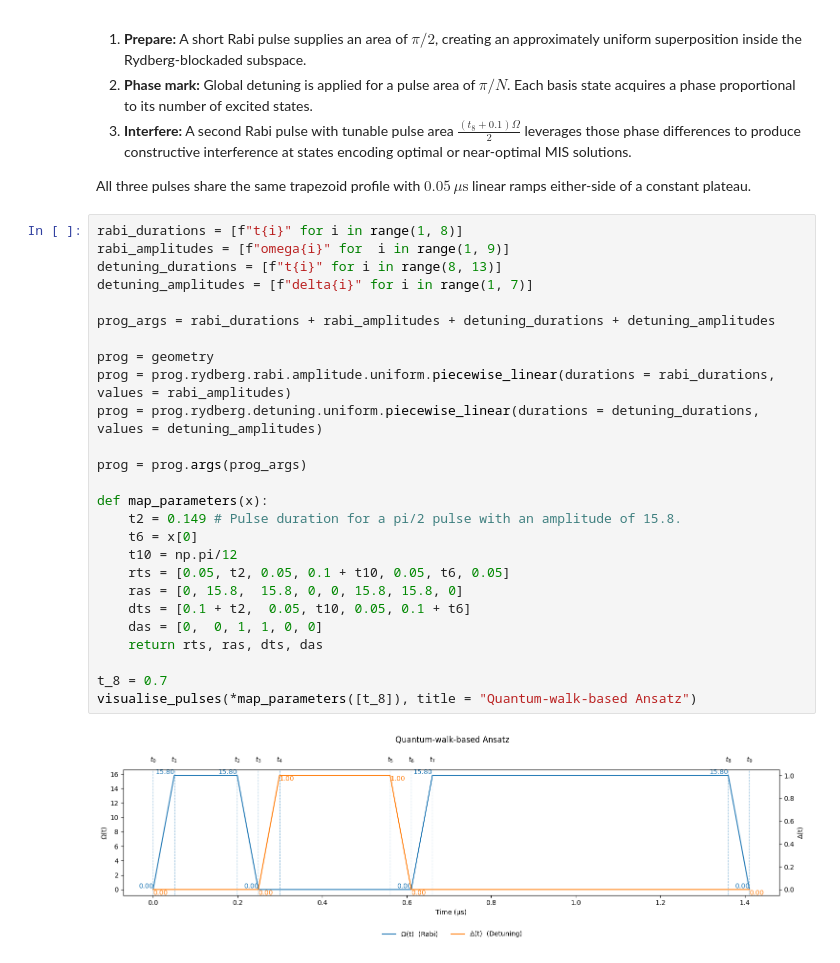
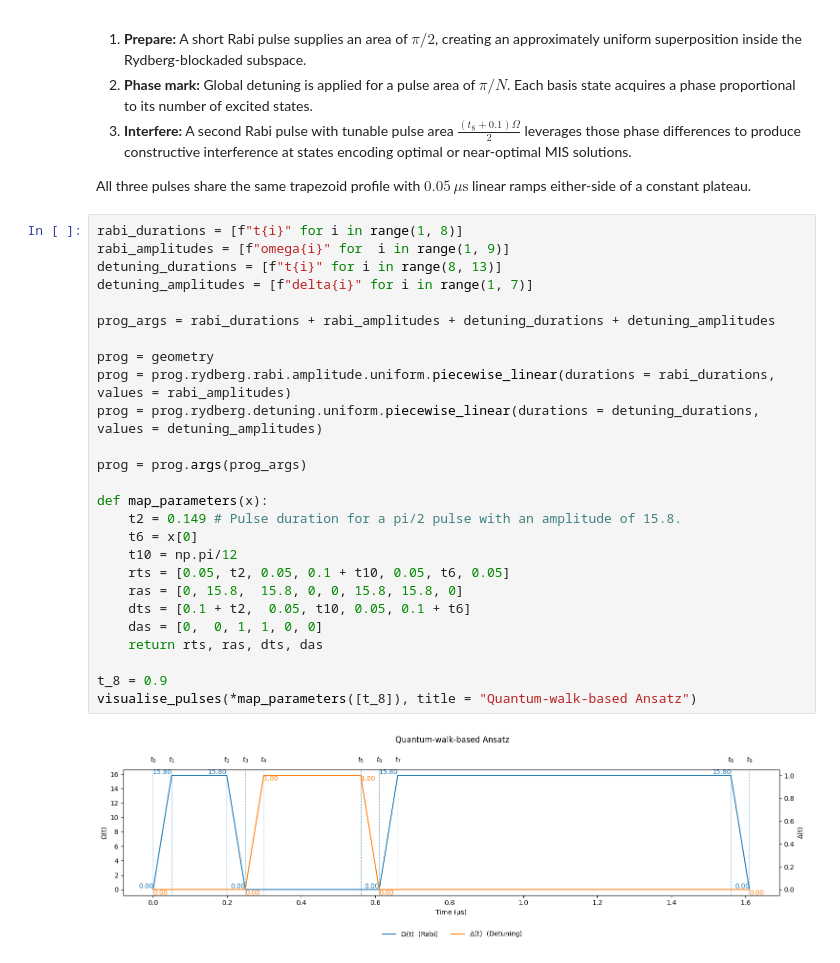
Before and after one commit to PawseySC/QCSouthKorea-Workshop-2025, a Jupyter notebook: Pawsey/Analog_Combinatorial_Optimisation.ipynb, the cells around one changed output. Saved outputs shown, nothing was run; the diff lists cells and outputs as text.

```diff
--- a/Pawsey/Analog_Combinatorial_Optimisation.ipynb
+++ b/Pawsey/Analog_Combinatorial_Optimisation.ipynb
@@ -341,31 +341,31 @@ All three pulses share the same trapezoid profile with $0.05\,\mu\text{s}$ linea
 # %%
 rabi_durations = [f"t{i}" for i in range(1, 8)]
 rabi_amplitudes = [f"omega{i}" for  i in range(1, 9)]
 detuning_durations = [f"t{i}" for i in range(8, 13)]
 detuning_amplitudes = [f"delta{i}" for i in range(1, 7)]
 
 prog_args = rabi_durations + rabi_amplitudes + detuning_durations + detuning_amplitudes
 
 prog = geometry
 prog = prog.rydberg.rabi.amplitude.uniform.piecewise_linear(durations = rabi_durations, values = rabi_amplitudes)
 prog = prog.rydberg.detuning.uniform.piecewise_linear(durations = detuning_durations, values = detuning_amplitudes)
 
 prog = prog.args(prog_args)
 
 def map_parameters(x):
     t2 = 0.149 # Pulse duration for a pi/2 pulse with an amplitude of 15.8.
     t6 = x[0]
     t10 = np.pi/12
     rts = [0.05, t2, 0.05, 0.1 + t10, 0.05, t6, 0.05]
     ras = [0, 15.8,  15.8, 0, 0, 15.8, 15.8, 0]
     dts = [0.1 + t2,  0.05, t10, 0.05, 0.1 + t6]
     das = [0,  0, 1, 1, 0, 0]
     return rts, ras, dts, das
 
-t_8 = 0.7
+t_8 = 0.9
 visualise_pulses(*map_parameters([t_8]), title = "Quantum-walk-based Ansatz")
 # %% [output]
-[figure, old version]
+[figure, new version]
 # %%
 def objective(x,  prog, shots):
     rts, ras, dts, das = map_parameters(x)
```
Also changed, not shown: parts of 5 cells of this notebook.
